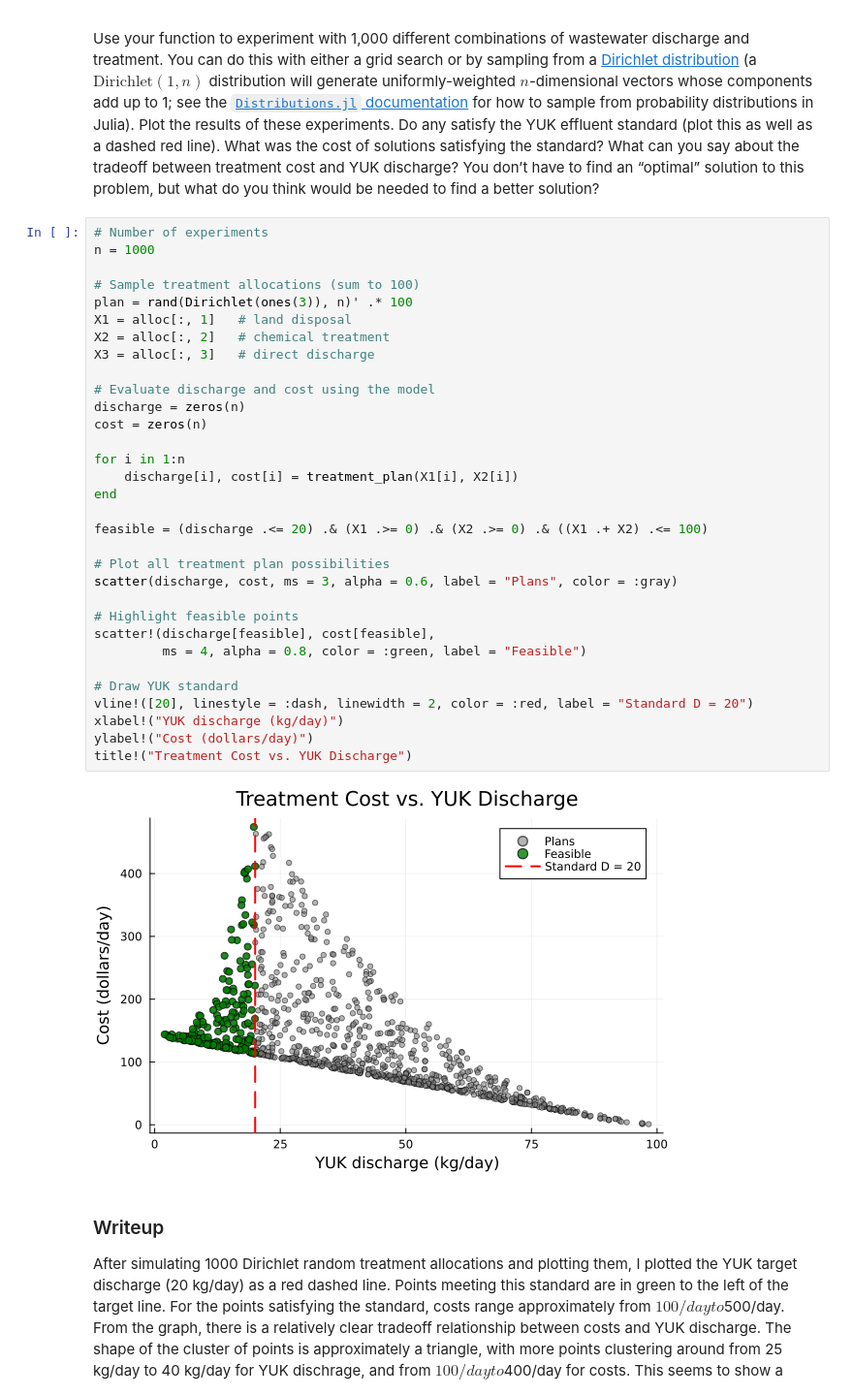
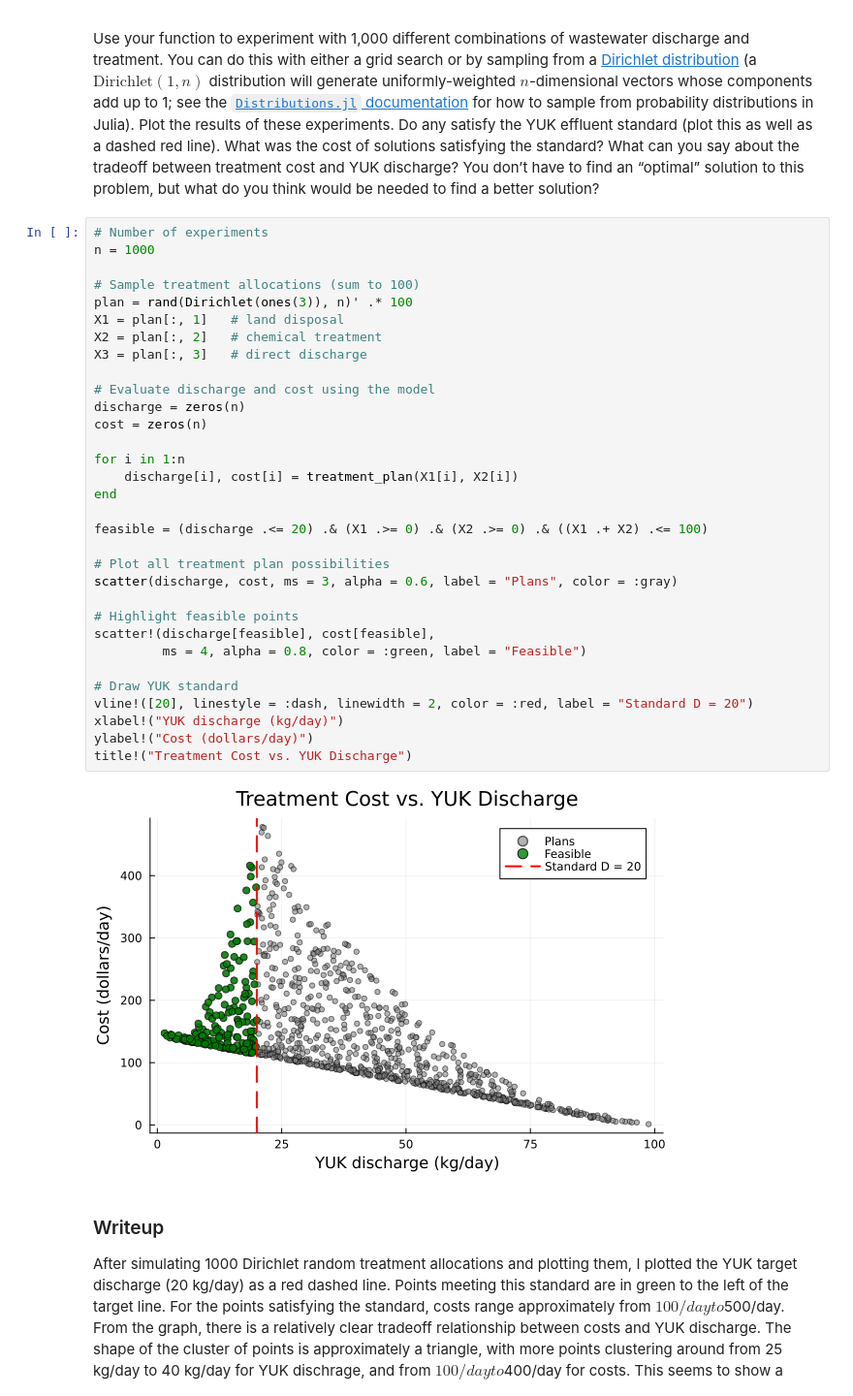
Before and after one commit to BEE4750-FA25/bee4750-hw1-xl748, a Jupyter notebook: hw01.ipynb, the cells around one changed output. Shown at 97% size. Saved outputs shown, nothing was run; the diff lists cells and outputs as text.

```diff
--- a/hw01.ipynb
+++ b/hw01.ipynb
@@ -438,37 +438,37 @@ a better solution?
 # %%
 # Number of experiments
 n = 1000
 
 # Sample treatment allocations (sum to 100)
 plan = rand(Dirichlet(ones(3)), n)' .* 100
-X1 = alloc[:, 1]   # land disposal
-X2 = alloc[:, 2]   # chemical treatment
-X3 = alloc[:, 3]   # direct discharge
+X1 = plan[:, 1]   # land disposal
+X2 = plan[:, 2]   # chemical treatment
+X3 = plan[:, 3]   # direct discharge
 
 # Evaluate discharge and cost using the model
 discharge = zeros(n)
 cost = zeros(n)
 
 for i in 1:n
     discharge[i], cost[i] = treatment_plan(X1[i], X2[i])
 end
 
 feasible = (discharge .<= 20) .& (X1 .>= 0) .& (X2 .>= 0) .& ((X1 .+ X2) .<= 100)
 
 # Plot all treatment plan possibilities
 scatter(discharge, cost, ms = 3, alpha = 0.6, label = "Plans", color = :gray)
 
 # Highlight feasible points
 scatter!(discharge[feasible], cost[feasible],
          ms = 4, alpha = 0.8, color = :green, label = "Feasible")
 
 # Draw YUK standard
 vline!([20], linestyle = :dash, linewidth = 2, color = :red, label = "Standard D = 20")
 xlabel!("YUK discharge (kg/day)")
 ylabel!("Cost (dollars/day)")
 title!("Treatment Cost vs. YUK Discharge")
 # %% [output]
-[figure, old version]
+[figure, new version]
 # %% [markdown]
 ### Writeup
 After simulating 1000 Dirichlet random treatment allocations and plotting them, I plotted the YUK target discharge (20 kg/day) as a red dashed line. Points meeting this standard are in green to the left of the target line. For the points satisfying the standard, costs range approximately from $100/day to $500/day. From the graph, there is a relatively clear tradeoff relationship between costs and YUK discharge. The shape of the cluster of points is approximately a triangle, with more points clustering around from 25 kg/day to 40 kg/day for YUK dischrage, and from $100/day to $400/day for costs. This seems to show a pretty clear tradeoff: lower discharges generally come at higher costs. To find the most cost-effective solution while meeting the discharge standard, it is likely that we need a constrained optimization approach to allocate treatment methods efficiently and minimize costs.
```
Also changed, not shown: parts of 2 cells of this notebook.
